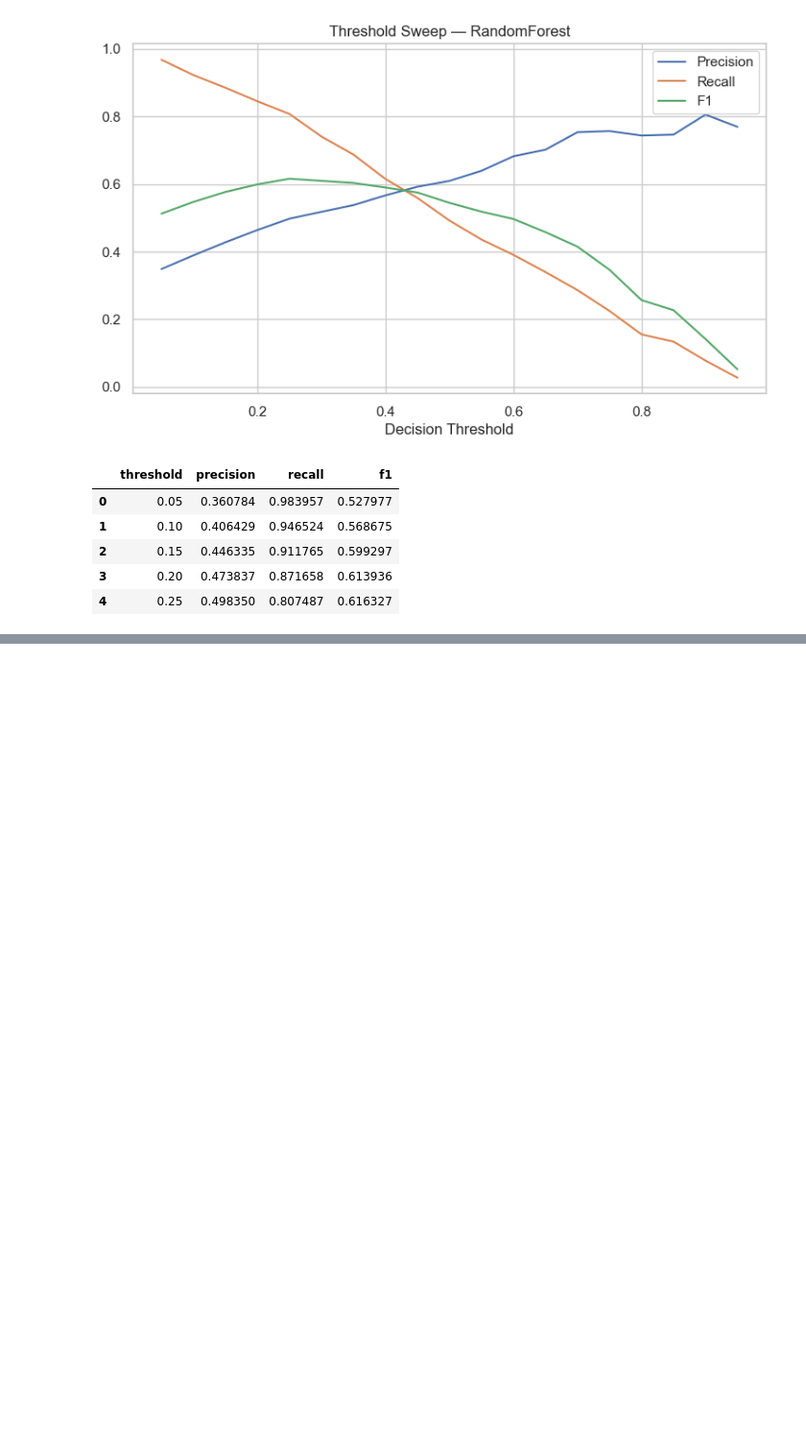
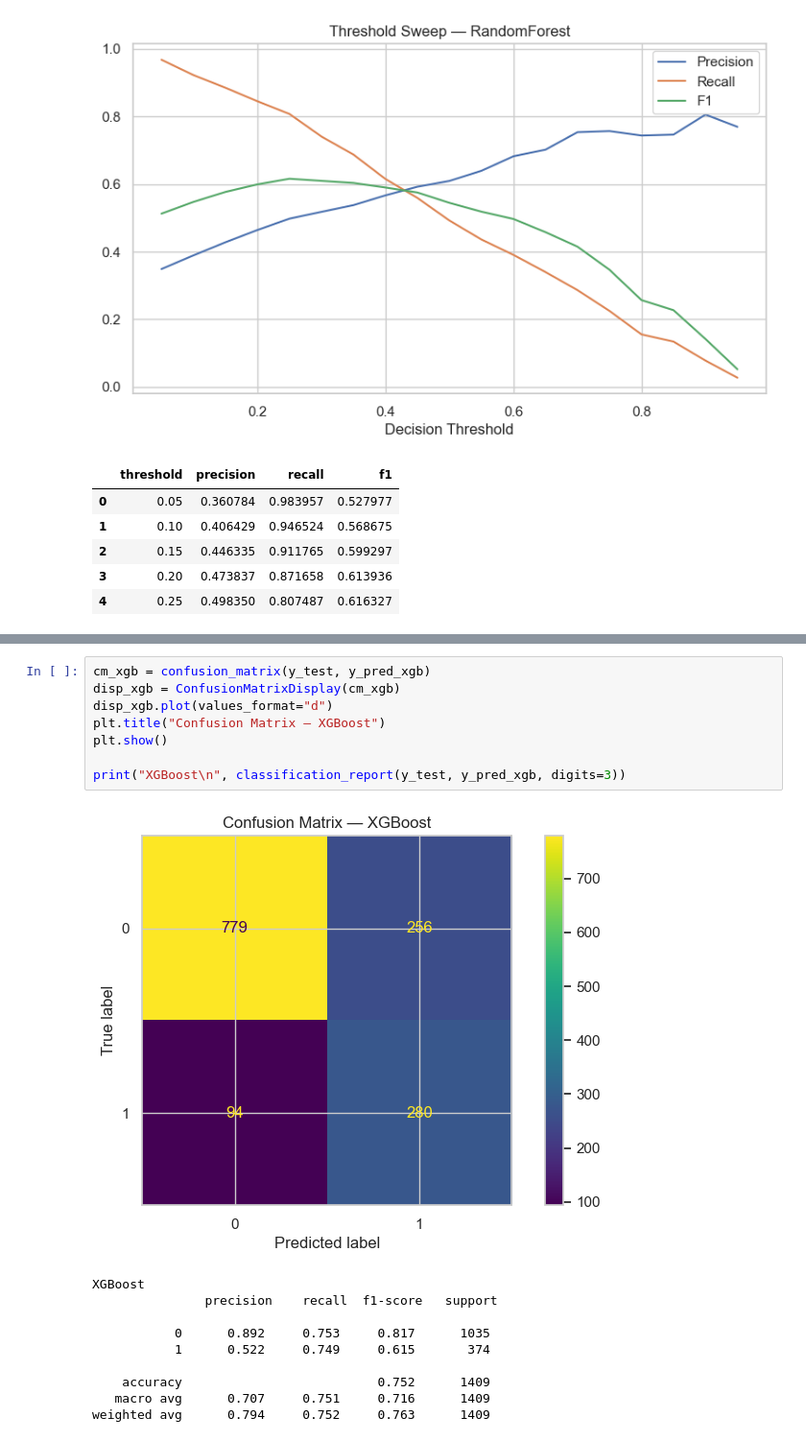
Before and after one commit to dhwanil1907/customer-churn, a Jupyter notebook: notebooks/cc.ipynb, the cells around one changed output, grey strips where cells are left out. Shown at 96% size. Drawn from its saved outputs; the diff is of its cells as text; blank space fills up the shorter version.

```diff
--- a/notebooks/cc.ipynb
+++ b/notebooks/cc.ipynb
@@ -510,0 +623,19 @@ thr_lr.head()
+# %%
+cm_xgb = confusion_matrix(y_test, y_pred_xgb)
+disp_xgb = ConfusionMatrixDisplay(cm_xgb)
+disp_xgb.plot(values_format="d")
+plt.title("Confusion Matrix — XGBoost")
+plt.show()
+
+print("XGBoost\n", classification_report(y_test, y_pred_xgb, digits=3))
+# %% [output]
+[figure, added]
+XGBoost
+               precision    recall  f1-score   support
+
+           0      0.892     0.753     0.817      1035
+           1      0.522     0.749     0.615       374
+
+    accuracy                          0.752      1409
+   macro avg      0.707     0.751     0.716      1409
+weighted avg      0.794     0.752     0.763      1409
```
Also changed, not shown: parts of 7 cells of this notebook.
